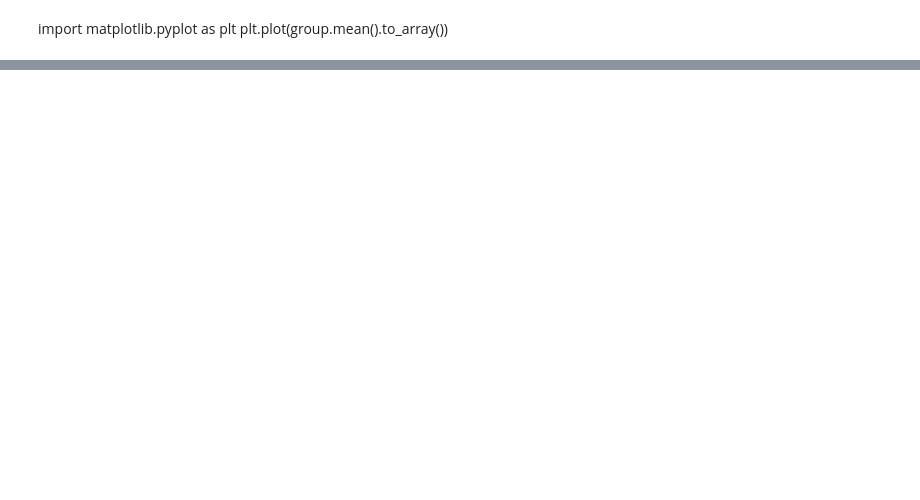
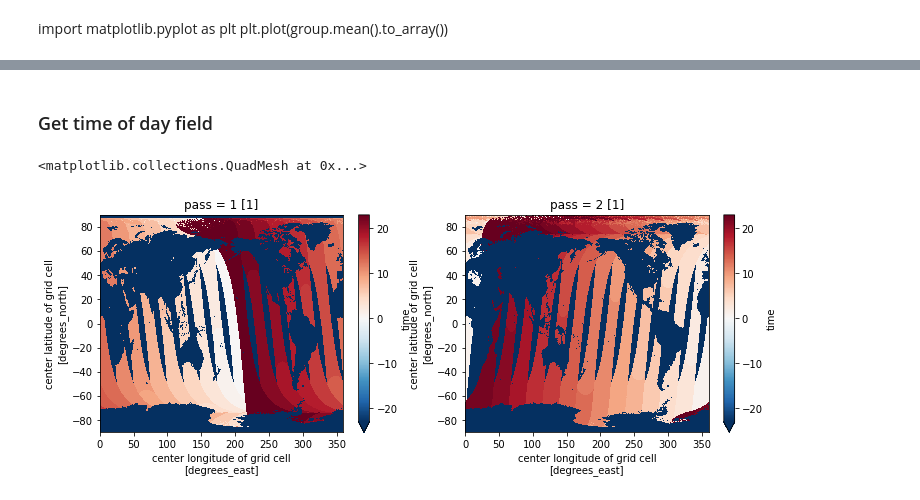
Before and after one commit to snigsam/VaporLakes, a Jupyter notebook: Histograms_of_tqv.ipynb, the cells around one changed output, grey strips where cells are left out. Drawn from its saved outputs; the diff is of its cells as text; code cells hidden in the pictures; blank space fills up the shorter version.

```diff
--- a/Histograms_of_tqv.ipynb
+++ b/Histograms_of_tqv.ipynb
@@ -43,0 +90,3 @@ plt.plot(group.mean().to_array())
+# %%
+amsr2 = xr.open_mfdataset('~/Box/VaporLakes/data/AMSR2/2023/RSS_AMSR2_ocean_L3_daily_2023-02-10_v08.2.nc')
+amsr2
@@ -43,0 +111,23 @@ plt.plot(group.mean().to_array())
+# %% [markdown]
+### Get time of day field
+# %%
+# https://stackoverflow.com/questions/70901855/get-hour-and-minutes-and-seconds-from-numpy-datetime64/70905349#70905349
+
+Y, M, D, h, m, s = [amsr2.time.astype('datetime64[%s]' % kind) for kind in 'YMDhms']
+
+years = Y.astype(int) + 1970
+months = M.astype(int) % 12 + 1
+days = (D - M).astype(int) + 1
+hours = (h - D).astype(int)
+minutes = (m - h).astype(int)
+seconds = (s - m).astype(int)
+
+# Make a plot
+plt.figure(figsize=[12,4])
+plt.subplot(121)
+hours[0].plot()
+plt.subplot(122)
+hours[1].plot()
+# %% [output]
+<matplotlib.collections.QuadMesh at 0x...>
+[figure, added]
```
Also changed, not shown: parts of 22 cells of this notebook.
